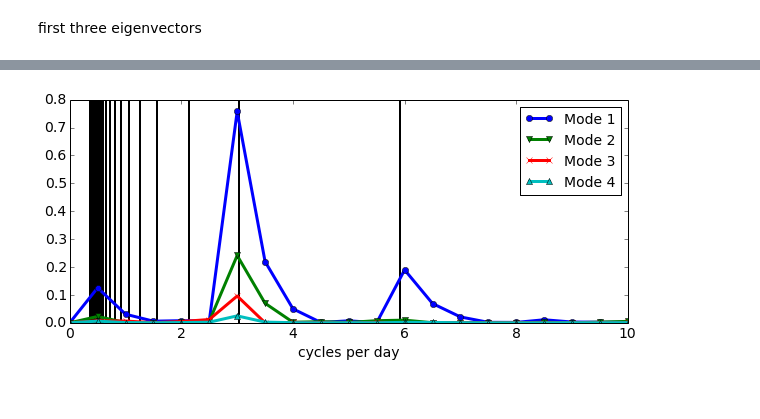
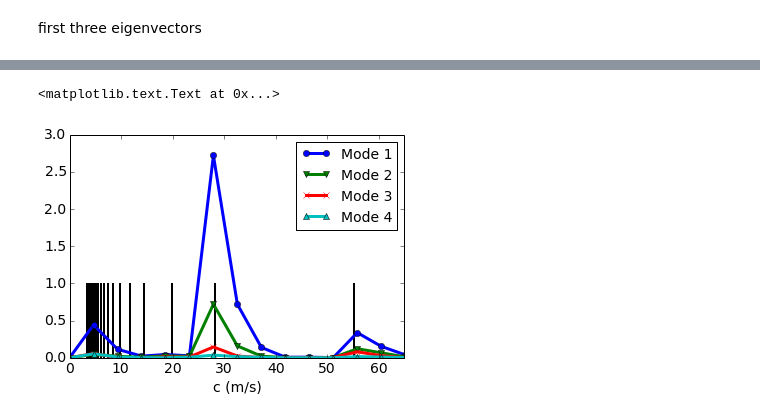
Before and after one commit to jedman/vertical-mode-decomposition, a Jupyter notebook: sgp-vmd.ipynb, the cells around one changed output, grey strips where cells are left out. Drawn from its saved outputs; the diff is of its cells as text; code cells hidden in the pictures.

```diff
--- a/sgp-vmd.ipynb
+++ b/sgp-vmd.ipynb
@@ -73,4 +73,4 @@ plot(time_sub,tcomp[3,:])
 # %%
-dt = time[1]-time[0] # 5 minutes (units of days)
+dt = (time[1]-time[0]) # 5 minutes (units of days)
 # %%
 from scipy import signal
@@ -76,0 +87,2 @@ from scipy import signal
+# %%
+fac =(128000.*2*np.pi)/86400. # convert frequency to wavespeeds in m/s
@@ -76,0 +279,20 @@ from scipy import signal
+# %%
+Le_sub = Le[tindex,:][0]
+Frho_sub = Frho[tindex,:][0]
+# %%
+zi_full = vmd.make_zi_full(z) #make z interface vector including boundaries
+
+eigs, zp = vmd.get_vertical_modes(N_sq, zi_full, rigidlid = 16368)
+
+speeds = vmd.get_phase_speeds(eigs)
+
+coeffs = []
+for i in range(0,w_sub.shape[0]):
+     coeffs.append(vmd.get_projection_coeffs(Le_sub[i,:], eigs, N_sq, zp))
+
+nmodes = 9 # looks at the first 9 modes
+tcomp = np.zeros((nmodes,len(coeffs)))
+
+for i, val in enumerate(coeffs):
+   for j in range(0,nmodes):
+       tcomp[j,i] = val[j]
@@ -87,19 +313,20 @@ for speed in speeds:
 # %%
 fig, ax = plt.subplots(1)
-ax.plot(f,pgram, marker='o',lw=3, label = 'Mode 1' )
-ax.plot(f2,pgram2, marker='v',lw=3,label = 'Mode 2' )
-ax.plot(f3,pgram3, marker='x', lw=3,label = 'Mode 3' )
-ax.plot(f4,pgram4, marker='^', lw=3, label = 'Mode 4')
+ax.plot(fac*f,pgram, marker='o',lw=3, label = 'Mode 1' )
+ax.plot(fac*f2,pgram2, marker='v',lw=3,label = 'Mode 2' )
+ax.plot(fac*f3,pgram3, marker='x', lw=3,label = 'Mode 3' )
+ax.plot(fac*f4,pgram4, marker='^', lw=3, label = 'Mode 4')
 
 ax.legend(fontsize=14)
-ax.set_xlim(0,10)
-ax.set_ylim(0,0.8)
-ax.vlines(freq[0:20], 0,0.8, lw=2)
+ax.set_xlim(0,65)
+#ax.set_ylim(0,3)
+ax.vlines(speeds[0:20], 0,1, lw=2)
 ax.tick_params(labelsize=14)
-ax.set_xlabel('cycles per day', fontsize=14)
-fig.savefig('power_spectra.pdf')
+ax.set_xlabel('c (m/s)', fontsize=14)
+#fig.savefig('../../Research_notes/Wav
 # %% [output]
+<matplotlib.text.Text at 0x...>
-[figure, old version]
+[figure, new version]
 # %%
 normedeigs=[]
 for index,eig in enumerate(eigs):
```
Also changed, not shown: parts of 32 cells of this notebook, 1 other file.
